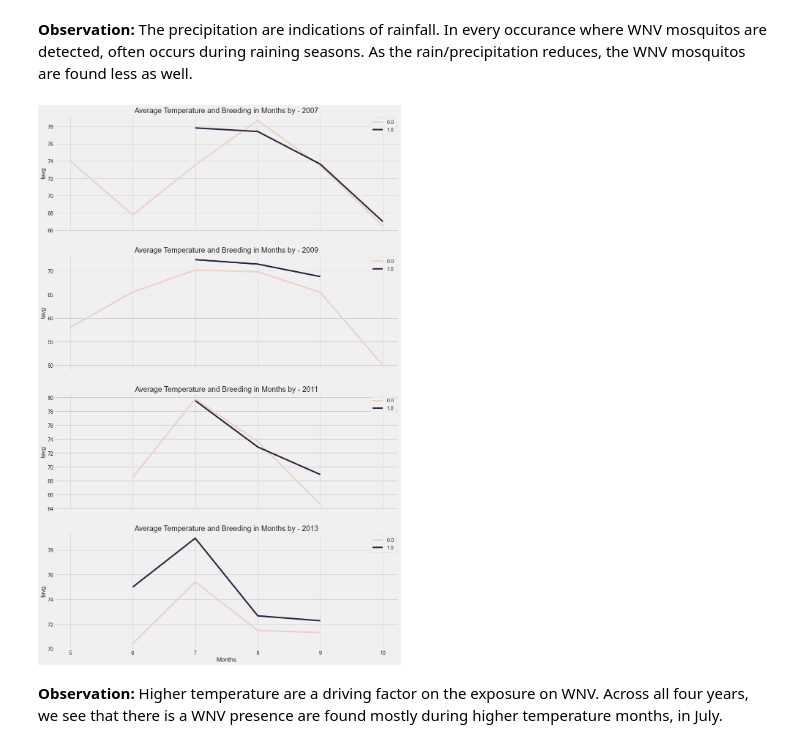
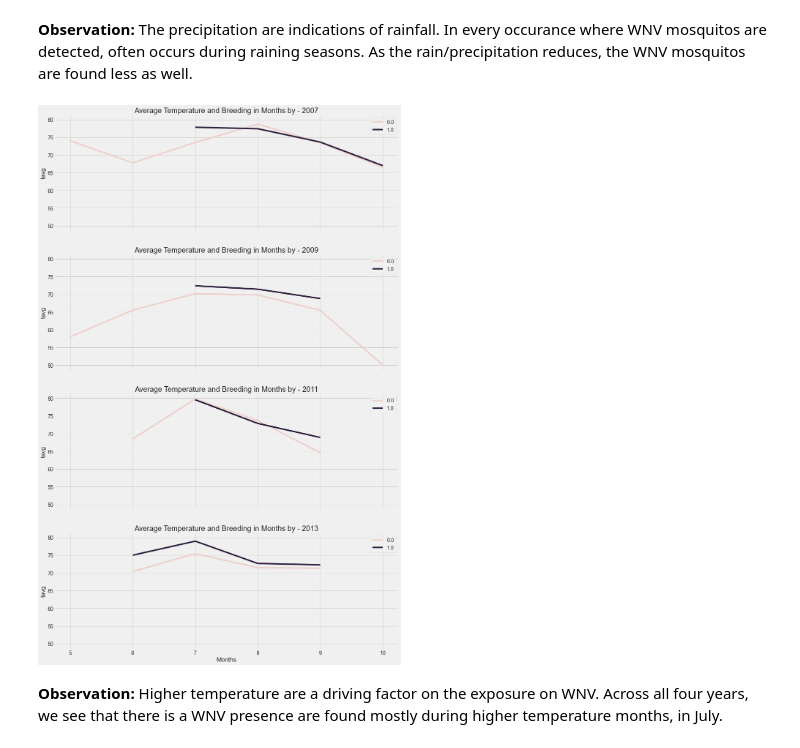
Before and after one commit to JeanLiew/WNV-Predictive-Model, a Jupyter notebook: code/2.2_EDA_weather.ipynb, the cells around one changed output. Cells and saved outputs as stored; diff of their text form; code cells hidden in the pictures.

```diff
--- a/code/2.2_EDA_weather.ipynb
+++ b/code/2.2_EDA_weather.ipynb
@@ -218,8 +241,11 @@ test_merged.species.replace(to_replace = good_moz, value = "OTHERS", inplace = T
 # %%
 #copy of train_merged
 train_copy = train_merged.copy()
+# %%
+#wnvrate
+train_copy['wnvrate'] = train_copy['wnvpresent'] / train_copy['nummosquitos']
 # %%
-fig, ax = plt.subplots(4,1, figsize = (15,25), sharex=True)
+fig, ax = plt.subplots(4,1, figsize = (15,25), sharex=True, sharey=True)
 ax = ax.ravel()
 
 for n, col in enumerate([2007, 2009, 2011, 2013]):
@@ -242,7 +268,7 @@ In 2009, the surge continues for Cules Pipiens/Culex Restuans, which has shifted
 
 In 2011 and 2013, the peak continues to show breeding preference in July, in Mid Summer.
 # %%
-fig, ax = plt.subplots(4,1, figsize = (15,25), sharex=True)
+fig, ax = plt.subplots(4,1, figsize = (15,25), sharex=True, sharey=True)
 ax = ax.ravel()
 
 for n, col in enumerate([2007, 2009, 2011, 2013]):
@@ -259,20 +285,20 @@ plt.show()
 # %% [markdown]
 **Observation:** The precipitation are indications of rainfall. In every occurance where WNV mosquitos are detected, often occurs during raining seasons. As the rain/precipitation reduces, the WNV mosquitos are found less as well.
 # %%
-fig, ax = plt.subplots(4,1, figsize = (15,25), sharex=True)
+fig, ax = plt.subplots(4,1, figsize = (15,25), sharex=True, sharey=True)
 ax = ax.ravel()
 
 for n, col in enumerate([2007, 2009, 2011, 2013]):
     sns.lineplot(data=train_copy[train_copy.date.dt.year == col], x=train_copy.date.dt.month,
                     y='tavg',hue='wnvpresent', ci=None, ax=ax[n])
     ax[n].set_title(f'Average Temperature and Breeding in Months by - {col}')
     ax[n].set_xlabel('Months')
     ax[n].legend(loc='upper right')
 
 plt.savefig('../images/Average_Temp_Month_Year.png',)
 plt.show()
 # %% [output]
-[figure, old version]
+[figure, new version]
 # %% [markdown]
 **Observation:** Higher temperature are a driving factor on the exposure on WNV. Across all four years, we see that there is a WNV presence are found mostly during higher temperature months, in July.
 # %%
```
Also changed, not shown: parts of 10 cells of this notebook, 16 other files.
